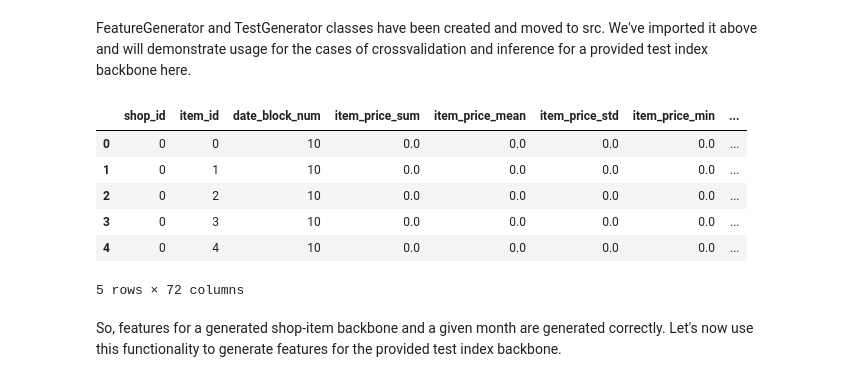
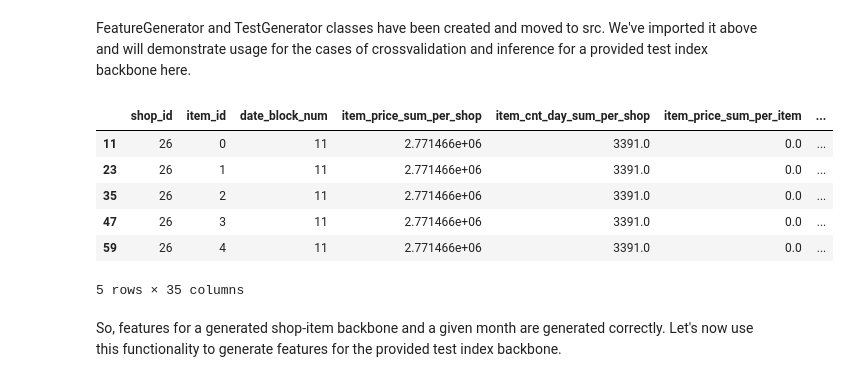
Before and after one commit to igor-cheb/retail_sales_prediction, a Jupyter notebook: ETL.ipynb, the cells around one changed output. Drawn from its saved outputs; the diff is of its cells as text; code cells hidden in the pictures.

```diff
--- a/ETL.ipynb
+++ b/ETL.ipynb
@@ -169,25 +169,20 @@ Let's verify that we can create feature dataset to predict target for a given te
 # %% [markdown]
 FeatureGenerator and TestGenerator classes have been created and moved to src. We've imported it above and will demonstrate usage for the cases of crossvalidation and inference for a provided test index backbone here.
 # %%
-feat_generator = FeatureGenerator()
-test_generator = TestGenerator()
-
-shop_item_backbone_back = generate_backbone(cols_for_backbone=['shop_id', 'item_id'])
+feat_generator = FeatureGenerator(target_months=[11])
 
 # suppose we want to make 11 the target month, i.e. the month we predict to
-backbone = test_generator.add_month_to_backbone(shop_item_backbone = shop_item_backbone_back,
-                                                month_num=11)
-test_features_df = test_generator.add_features_to_backbone(test_backbone=backbone,
-                                            feat_generator=feat_generator)
+test_features_df = feat_generator.generate_features()
+
 test_features_df.head()
 # %% [output]
-|  | shop_id | item_id | date_block_num | item_price_sum | item_price_mean | item_price_std | item_price_min | ... |
-| 0 | 0 | 0 | 10 | 0.0 | 0.0 | 0.0 | 0.0 | ... |
-| 1 | 0 | 1 | 10 | 0.0 | 0.0 | 0.0 | 0.0 | ... |
-| 2 | 0 | 2 | 10 | 0.0 | 0.0 | 0.0 | 0.0 | ... |
-| 3 | 0 | 3 | 10 | 0.0 | 0.0 | 0.0 | 0.0 | ... |
-| 4 | 0 | 4 | 10 | 0.0 | 0.0 | 0.0 | 0.0 | ... |
+|  | shop_id | item_id | date_block_num | item_price_sum_per_shop | item_cnt_day_sum_per_shop | item_price_sum_per_item | ... |
+| 11 | 26 | 0 | 11 | 2.771466e+06 | 3391.0 | 0.0 | ... |
+| 23 | 26 | 1 | 11 | 2.771466e+06 | 3391.0 | 0.0 | ... |
+| 35 | 26 | 2 | 11 | 2.771466e+06 | 3391.0 | 0.0 | ... |
+| 47 | 26 | 3 | 11 | 2.771466e+06 | 3391.0 | 0.0 | ... |
+| 59 | 26 | 4 | 11 | 2.771466e+06 | 3391.0 | 0.0 | ... |
-5 rows × 72 columns
+5 rows × 35 columns
 # %% [markdown]
 So, features for a generated shop-item backbone and a given month are generated correctly. Let's now use this functionality
 to generate features for the provided test index backbone.
```
Also changed, not shown: parts of 4 cells of this notebook, 2 other files.
